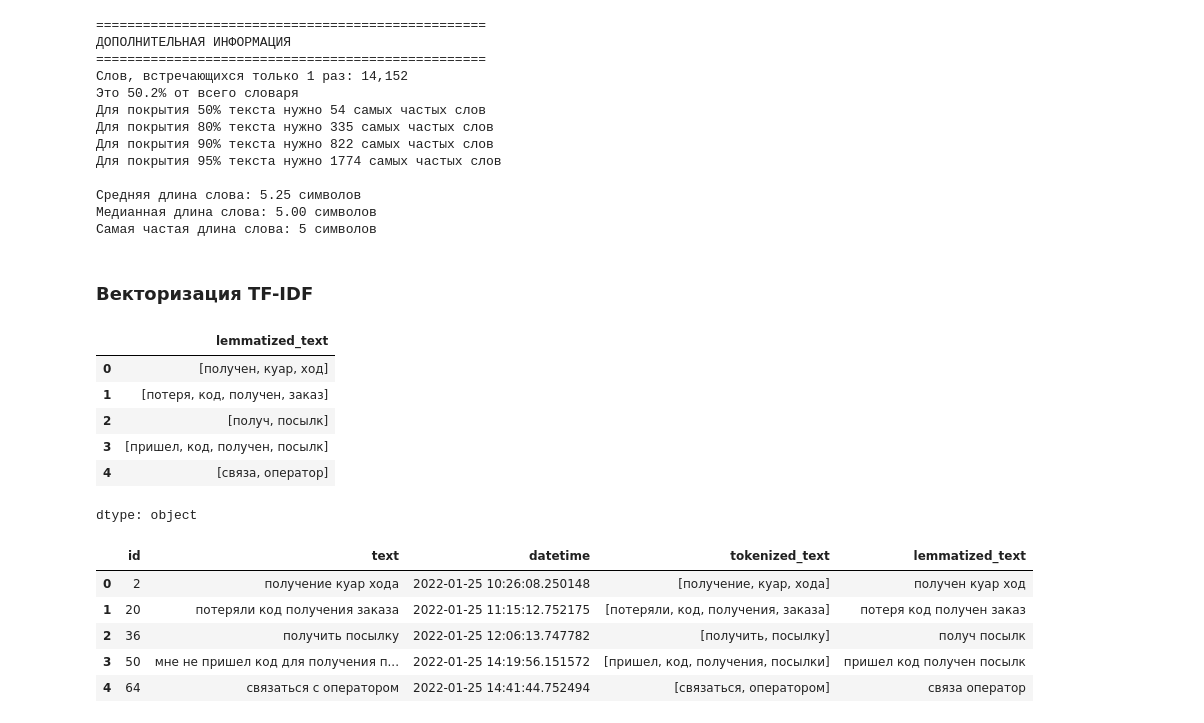
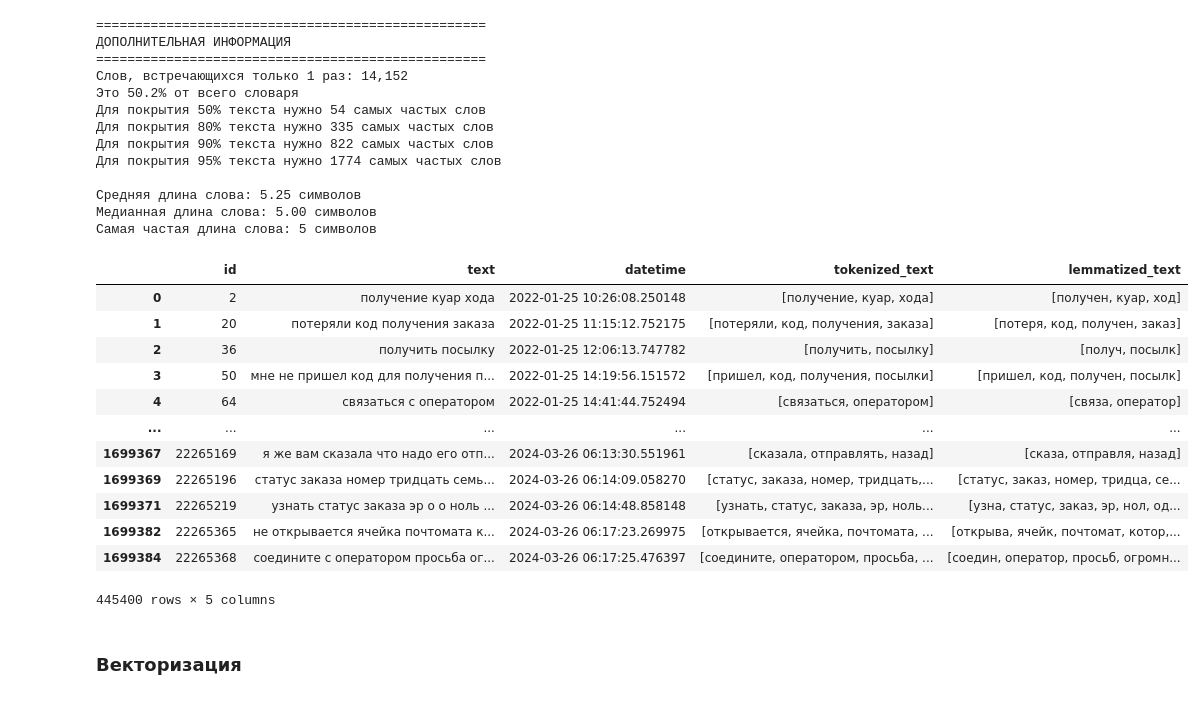
Before and after one commit to Andkpz/ML, a Jupyter notebook: Untitled2.ipynb, the cells around one changed output. Cells and saved outputs as stored; diff of their text form; code cells hidden in the pictures.

```diff
--- a/Untitled2.ipynb
+++ b/Untitled2.ipynb
@@ -308,7 +310,21 @@ Passing `palette` without assigning `hue` is deprecated and will be removed in v
 Средняя длина слова: 5.25 символов
 Медианная длина слова: 5.00 символов
 Самая частая длина слова: 5 символов
+# %%
+df
+# %% [output]
+|  | id | text | datetime | tokenized_text | lemmatized_text |
+| 0 | 2 | получение куар хода | 2022-01-25 10:26:08.250148 | [получение, куар, хода] | [получен, куар, ход] |
+| 1 | 20 | потеряли код получения заказа | 2022-01-25 11:15:12.752175 | [потеряли, код, получения, заказа] | [потеря, код, получен, заказ] |
+| 2 | 36 | получить посылку | 2022-01-25 12:06:13.747782 | [получить, посылку] | [получ, посылк] |
+| 3 | 50 | мне не пришел код для получения п... | 2022-01-25 14:19:56.151572 | [пришел, код, получения, посылки] | [пришел, код, получен, посылк] |
+| 4 | 64 | связаться с оператором | 2022-01-25 14:41:44.752494 | [связаться, оператором] | [связа, оператор] |
+| ... | ... | ... | ... | ... | ... |
+| 1699367 | 22265169 | я же вам сказала что надо его отп... | 2024-03-26 06:13:30.551961 | [сказала, отправлять, назад] | [сказа, отправля, назад] |
+| 1699369 | 22265196 | статус заказа номер тридцать семь... | 2024-03-26 06:14:09.058270 | [статус, заказа, номер, тридцать,... | [статус, заказ, номер, тридца, се... |
+| 1699371 | 22265219 | узнать статус заказа эр о о ноль ... | 2024-03-26 06:14:48.858148 | [узнать, статус, заказа, эр, ноль... | [узна, статус, заказ, эр, нол, од... |
+| 1699382 | 22265365 | не открывается ячейка почтомата к... | 2024-03-26 06:17:23.269975 | [открывается, ячейка, почтомата, ... | [открыва, ячейк, почтомат, котор,... |
+| 1699384 | 22265368 | соедините с оператором просьба ог... | 2024-03-26 06:17:25.476397 | [соедините, оператором, просьба, ... | [соедин, оператор, просьб, огромн... |
+445400 rows × 5 columns
 # %% [markdown]
-
-
-### Векторизация TF-IDF
+### Векторизация
@@ -317,11 +331 @@ from sklearn.feature_extraction.text import TfidfVectorizer
-# %%
-df['lemmatized_text'].head()
-# %% [output]
-|  | lemmatized_text |
-| 0 | [получен, куар, ход] |
-| 1 | [потеря, код, получен, заказ] |
-| 2 | [получ, посылк] |
-| 3 | [пришел, код, получен, посылк] |
-| 4 | [связа, оператор] |
-dtype: object
 # %%
@@ -329,9 +332,0 @@ df['lemmatized_text'] = df['lemmatized_text'].apply(lambda x: ' '.join(x))
-# %%
-df.head()
-# %% [output]
-|  | id | text | datetime | tokenized_text | lemmatized_text |
-| 0 | 2 | получение куар хода | 2022-01-25 10:26:08.250148 | [получение, куар, хода] | получен куар ход |
-| 1 | 20 | потеряли код получения заказа | 2022-01-25 11:15:12.752175 | [потеряли, код, получения, заказа] | потеря код получен заказ |
-| 2 | 36 | получить посылку | 2022-01-25 12:06:13.747782 | [получить, посылку] | получ посылк |
-| 3 | 50 | мне не пришел код для получения п... | 2022-01-25 14:19:56.151572 | [пришел, код, получения, посылки] | пришел код получен посылк |
-| 4 | 64 | связаться с оператором | 2022-01-25 14:41:44.752494 | [связаться, оператором] | связа оператор |
```
Also changed, not shown: parts of 30 cells of this notebook.
